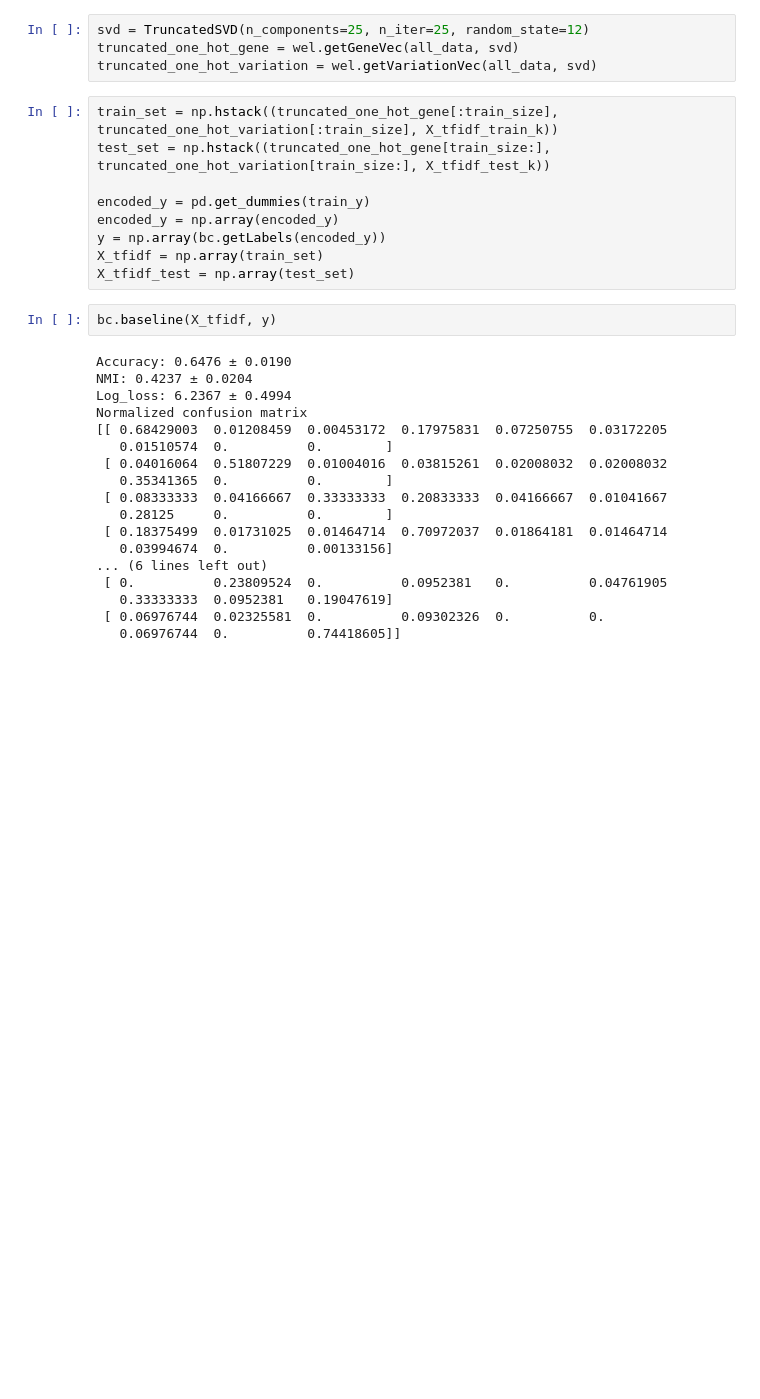
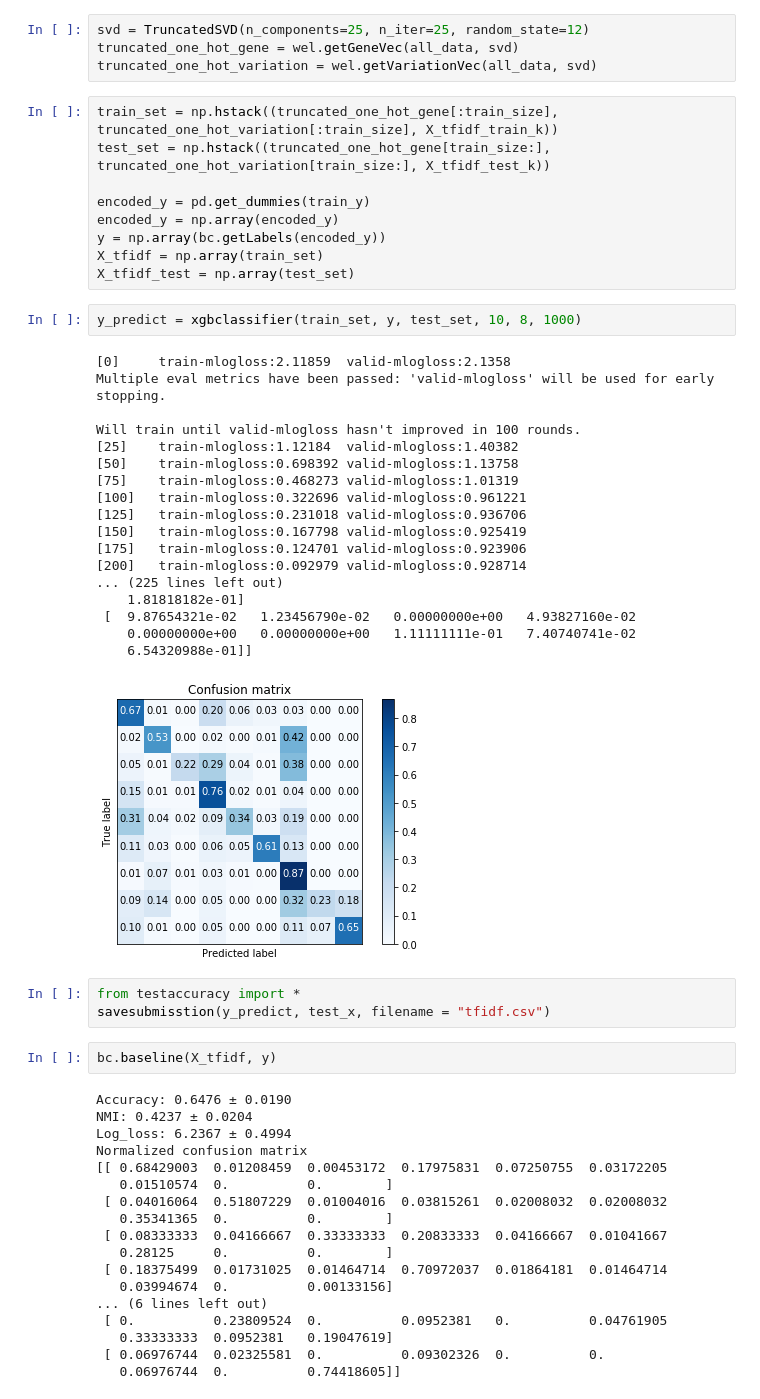
Before and after one commit to AlvinZhuyx/Personalized-Medicine-Redefining-Cancer-Treatment, a Jupyter notebook: src/TFIDF.ipynb, the cells around one changed output. Saved outputs shown, nothing was run; the diff lists cells and outputs as text; blank space fills up the shorter version.

```diff
--- a/src/TFIDF.ipynb
+++ b/src/TFIDF.ipynb
@@ -55,6 +56,30 @@ encoded_y = np.array(encoded_y)
 y = np.array(bc.getLabels(encoded_y))
 X_tfidf = np.array(train_set)
 X_tfidf_test = np.array(test_set)
+# %%
+y_predict = xgbclassifier(train_set, y, test_set, 10, 8, 1000)
+# %% [output]
+[0]     train-mlogloss:2.11859  valid-mlogloss:2.1358
+Multiple eval metrics have been passed: 'valid-mlogloss' will be used for early stopping.
+
+Will train until valid-mlogloss hasn't improved in 100 rounds.
+[25]    train-mlogloss:1.12184  valid-mlogloss:1.40382
+[50]    train-mlogloss:0.698392 valid-mlogloss:1.13758
+[75]    train-mlogloss:0.468273 valid-mlogloss:1.01319
+[100]   train-mlogloss:0.322696 valid-mlogloss:0.961221
+[125]   train-mlogloss:0.231018 valid-mlogloss:0.936706
+[150]   train-mlogloss:0.167798 valid-mlogloss:0.925419
+[175]   train-mlogloss:0.124701 valid-mlogloss:0.923906
+[200]   train-mlogloss:0.092979 valid-mlogloss:0.928714
+... (225 lines left out)
+    1.81818182e-01]
+ [  9.87654321e-02   1.23456790e-02   0.00000000e+00   4.93827160e-02
+    0.00000000e+00   0.00000000e+00   1.11111111e-01   7.40740741e-02
+    6.54320988e-01]]
+[figure, added]
+# %%
+from testaccuracy import *
+savesubmisstion(y_predict, test_x, filename = "tfidf.csv")
 # %%
 bc.baseline(X_tfidf, y)
 # %% [output]
```
Also changed, not shown: parts of 1 cell of this notebook, 3 other files.
